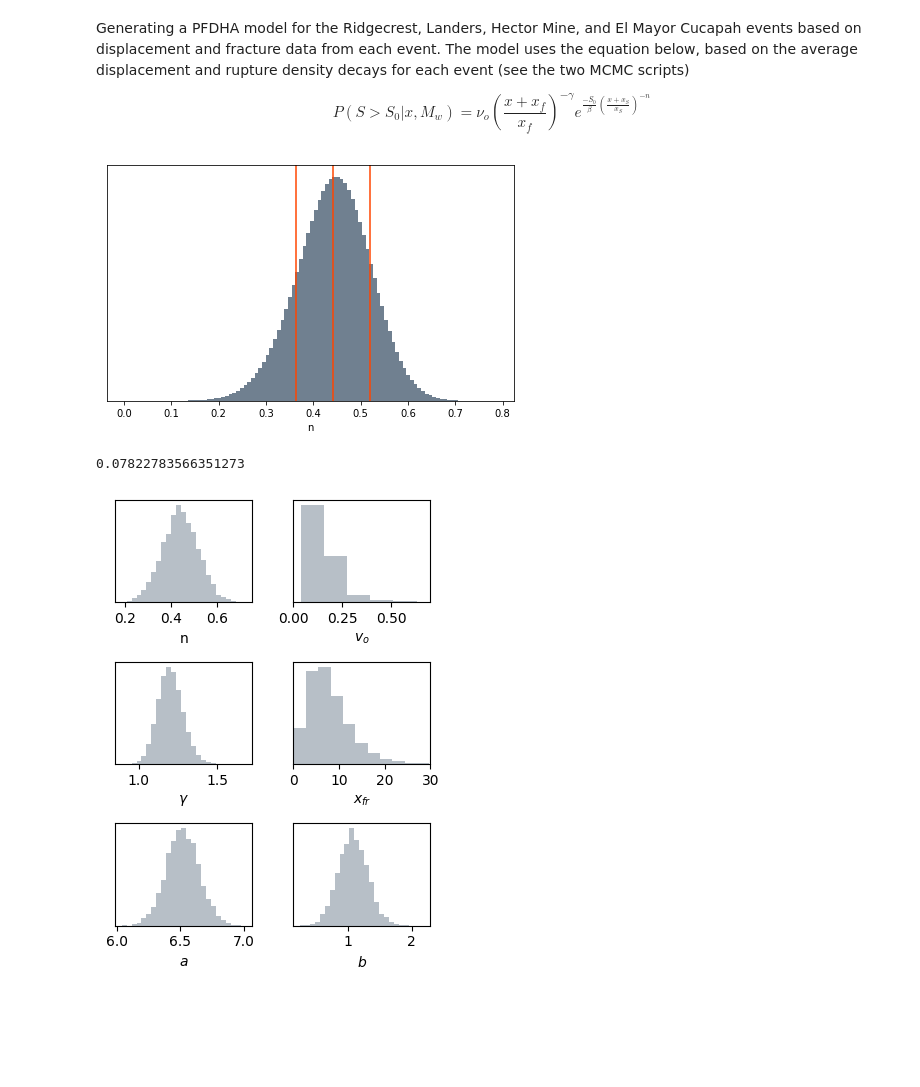
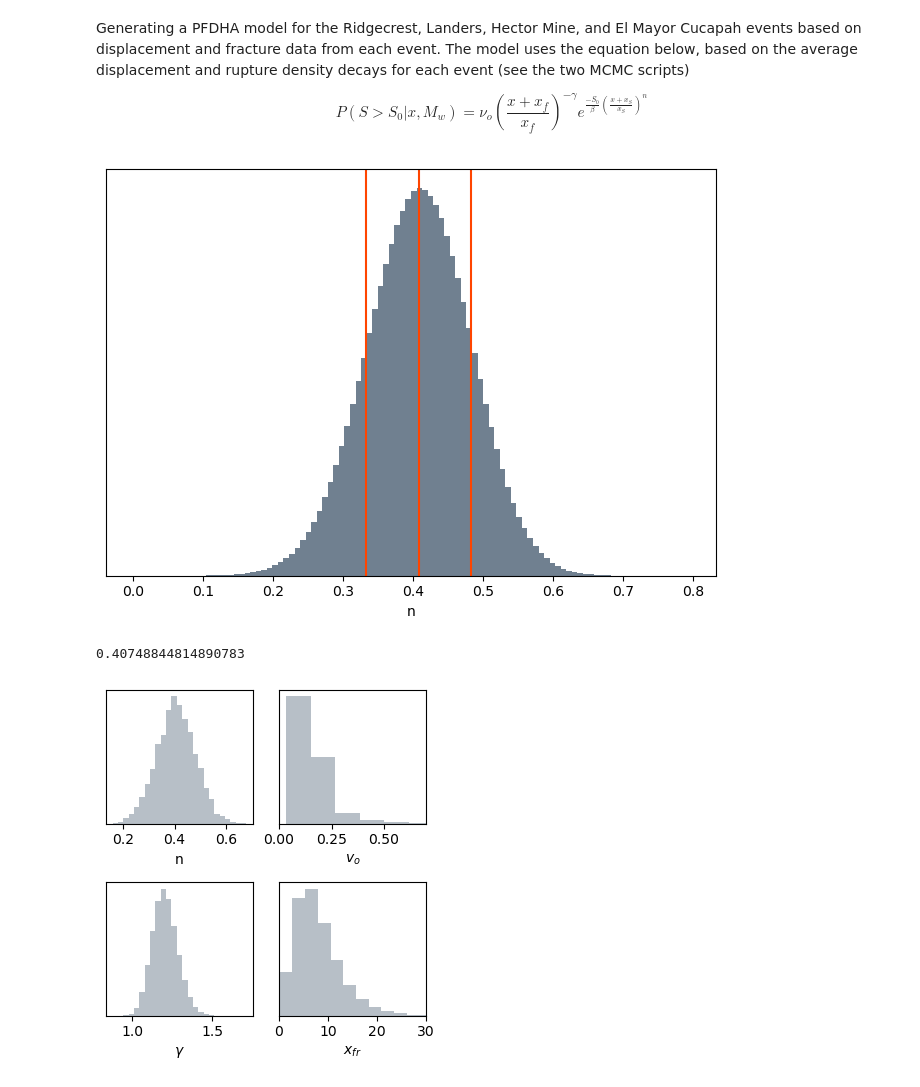
Before and after one commit to absrp/PFDHA_strikeslip, a Jupyter notebook: PFDHA_model_allcode/PFDHA_general_model_FDHI.ipynb, the cells around one changed output. Drawn from its saved outputs; the diff is of its cells as text; code cells hidden in the pictures; blank space fills up the shorter version.

```diff
--- a/PFDHA_model_allcode/PFDHA_general_model_FDHI.ipynb
+++ b/PFDHA_model_allcode/PFDHA_general_model_FDHI.ipynb
@@ -2,7 +2,7 @@
 Generating a PFDHA model for the Ridgecrest, Landers, Hector Mine, and El Mayor Cucapah events based on displacement and fracture data from each event. The model uses the equation below, based on the average displacement and rupture density decays for each event (see the two MCMC scripts)
 
 \begin{equation}
-   P(S>S_{0}|x,M_{w}) =  \nu_{o} (\frac{x+x_f}{x_f})^{-\gamma} e^{\frac{-S_{0}}{\beta}(\frac{x+x_S}{x_S})^{-n}}
+   P(S>S_{0}|x,M_{w}) =  \nu_{o} (\frac{x+x_f}{x_f})^{-\gamma} e^{\frac{-S_{0}}{\beta}(\frac{x+x_S}{x_S})^{n}}
    \end{equation}
 # %%
 import numpy as np
@@ -17,11 +17,11 @@ general_g = best_fit_parameters_general_density[2]
 general_xfr = best_fit_parameters_general_density[1]
 general_vo = best_fit_parameters_general_density[0]
 # %%
-Ridgecrest1_displacement_parameters = np.loadtxt('Ridgecrest1_parameters_displacement.txt', delimiter=' ')
-Ridgecrest2_displacement_parameters = np.loadtxt('Ridgecrest2_parameters_displacement.txt', delimiter=' ')
-Landers_displacement_parameters = np.loadtxt('Landers_parameters_displacement.txt', delimiter=' ')
-HectorMine_displacement_parameters = np.loadtxt('HectorMine_parameters_displacement.txt', delimiter=' ')
-EMC_displacement_parameters = np.loadtxt('EMC_parameters_displacement.txt', delimiter=' ')
+Ridgecrest1_displacement_parameters = np.loadtxt('MCMC_outputs/Ridgecrest1_parameters_displacement.txt', delimiter=' ')
+Ridgecrest2_displacement_parameters = np.loadtxt('MCMC_outputs/Ridgecrest2_parameters_displacement.txt', delimiter=' ')
+Landers_displacement_parameters = np.loadtxt('MCMC_outputs/Landers_parameters_displacement.txt', delimiter=' ')
+HectorMine_displacement_parameters = np.loadtxt('MCMC_outputs/HectorMine_parameters_displacement.txt', delimiter=' ')
+EMC_displacement_parameters = np.loadtxt('MCMC_outputs/EMC_parameters_displacement.txt', delimiter=' ')
 # %%
 add_posteriors_n = np.concatenate(( Ridgecrest2_displacement_parameters[:,1] , Landers_displacement_parameters[:,1] , EMC_displacement_parameters[:,1]))
 mean_n = np.mean(add_posteriors_n)
@@ -36,14 +36,14 @@ plt.yticks([])
 plt.xlabel('n')
 
 plt.tight_layout()
-plt.savefig('n_posteriors_concat.pdf')
+plt.savefig('Model_outputs/n_posteriors_concat.pdf')
 
 plt.show()
 # %% [output]
-[figure, old version]
+[figure, new version]
 # %%
 mean_n
 std_n
 # %% [output]
-0.07822783566351273
+0.40748844814890783
 # %%
@@ -60,25 +69,20 @@ def PFDHAmodel(So,Mw,n,vo,x_fr,g,cinfo,alpha,labeli,a,bi,ax):
     return PS_So
 # %%
 # Estimating model uncertainties
-def model_uncertainties(Markov_chain_density,n,sigma_n,n_draws,a,b,sigma_a,sigma_b):
+def model_uncertainties(Markov_chain_density,n,sigma_n,n_draws):
     np.random.seed(0) # for reproducibility
     Markov_chain_density = np.resize(Markov_chain_density,(len(Markov_chain_density),3))
-
-
     Markov_chain_density[np.random.choice(Markov_chain_density.shape[0], 2, replace=False), :]
 
     vo_ensemble = Markov_chain_density[:,0]
     d_ensemble = Markov_chain_density[:,1]
     gamma_ensemble = Markov_chain_density[:,2]
 
-
 # randomly draw n_draws samples from a normal distribution of mean n and standard deviation sigma
     n_distribution = np.random.normal(n, sigma_n, n_draws)
-    a_distribution = np.random.normal(a, sigma_a, n_draws)
-    b_distribution = np.random.normal(b, sigma_b, n_draws)
 
     # uncertainty distributions
-    fig, AX = plt.subplots(3,2,dpi=100,figsize=(3.5,5))
+    fig, AX = plt.subplots(2,2,dpi=100,figsize=(3.5,4))
 
     hist_spec={
         "facecolor":"slategrey",
@@ -100,39 +104,31 @@ def model_uncertainties(Markov_chain_density,n,sigma_n,n_draws,a,b,sigma_a,sigma
     AX[1,0].hist(gamma_ensemble,**hist_spec)
     AX[1,0].set_xlabel('$\gamma$')
     AX[1,0].set_yticks([])
-    AX[2,0].hist(a_distribution,**hist_spec)
-    AX[2,0].set_xlabel('$a$')
-    AX[2,0].set_yticks([])
-    AX[2,1].hist(b_distribution,**hist_spec)
-    AX[2,1].set_xlabel('$b$')
-    AX[2,1].set_yticks([])
 
     plt.tight_layout()
-    plt.savefig('parameter_distribution_generalmodel.pdf')
+    plt.savefig('Model_outputs/parameter_distribution_generalmodel.pdf')
     plt.show()
 
-
-    return vo_ensemble, d_ensemble, gamma_ensemble, n_distribution, a_distribution, b_distribution
+    return vo_ensemble, d_ensemble, gamma_ensemble, n_distribution
 # %%
 # Estimating model uncertainties
 
 # load Markov chain outputs from MCMC fit to density decay to fracture population
 # (each set of three columns represents the values of vo, d, and gamma for one
 # walker in the ensemble, for a total of 200 walkers)
 
-Markov_chain_density = pd.read_csv('general_parameters.txt',sep=' ',header=None).values
+Markov_chain_density = pd.read_csv('MCMC_outputs/general_density_parameters.txt',sep=' ',header=None).values
 
-
-sigma_a = 0.131
-sigma_b = 0.2323
-a = 6.5197 # strike-slip earthquakes, from Clayton et al. (2019)
-b = 1.0824 # strike-slip earthquakes, from Clayton et al. (2019)
+# sigma_a = 0.2557 # from regression to FDHI data
+# sigma_b = 0.1288
+a = 6.8701
+b = 0.9629
 
 n_draws = 5000
 
-vo_ensemble, xfr_ensemble, gamma_ensemble, n_distribution, a_distribution, b_distribution = model_uncertainties(Markov_chain_density,mean_n,std_n,n_draws,a,b,sigma_a,sigma_b)
+vo_ensemble, xfr_ensemble, gamma_ensemble, n_distribution = model_uncertainties(Markov_chain_density,mean_n,std_n,n_draws)
 # %% [output]
-[figure, old version]
+[figure, new version]
 # %%
 So = 0.1
 Mw = [6,6.5,7,7.5]
```
Also changed, not shown: parts of 9 cells of this notebook, 4 other files.
